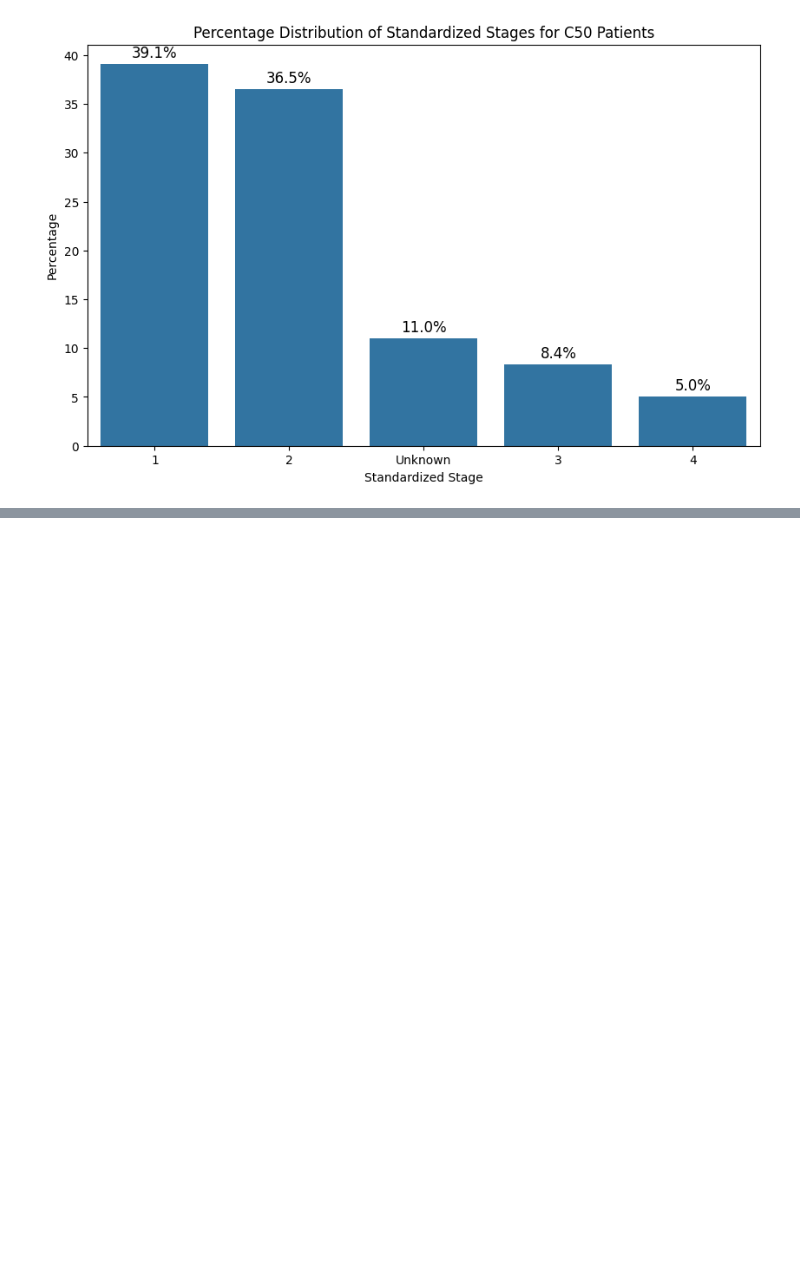
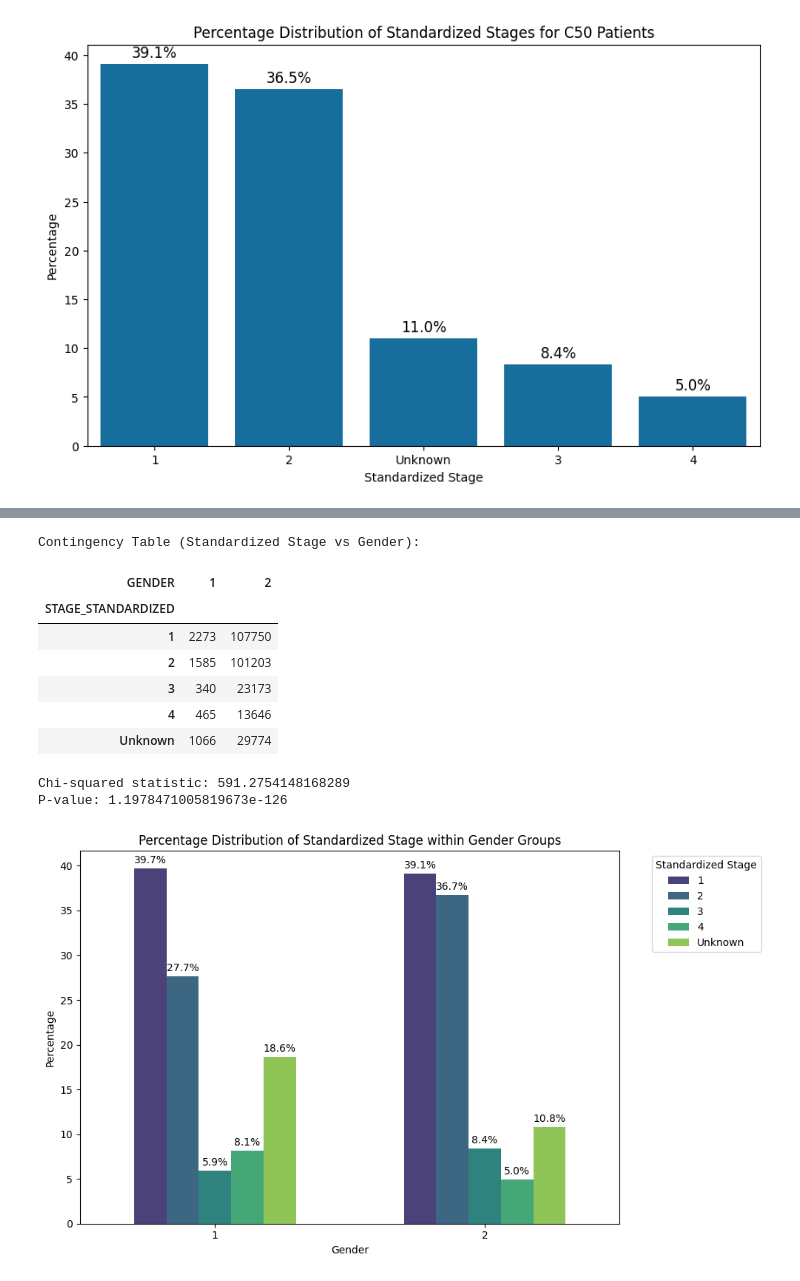
Before and after one commit to SharonOkolo/HDR-UK-Grp-7-Technical-Challenge, a Jupyter notebook: Breast_Cancer_Exploration.ipynb, the cells around one changed output, grey strips where cells are left out. Cells and saved outputs as stored; diff of their text form; code cells hidden in the pictures; blank space fills up the shorter version.

```diff
--- a/Breast_Cancer_Exploration.ipynb
+++ b/Breast_Cancer_Exploration.ipynb
@@ -700,0 +794,51 @@ plt.show()
+# %%
+from scipy.stats import chi2_contingency
+import matplotlib.pyplot as plt
+import seaborn as sns
+import pandas as pd
+
+# Create a contingency table between STAGE_STANDARDIZED and GENDER
+contingency_table_stage_gender = pd.crosstab(patient_c50['STAGE_STANDARDIZED'], patient_c50['GENDER'])
+
+# Perform the chi-squared test
+chi2_stage_gender, p_stage_gender, dof_stage_gender, expected_stage_gender = chi2_contingency(contingency_table_stage_gender)
+
+print("Contingency Table (Standardized Stage vs Gender):")
+display(contingency_table_stage_gender)
+print(f"\nChi-squared statistic: {chi2_stage_gender}")
+print(f"P-value: {p_stage_gender}")
+
+# Calculate percentages within each gender group
+contingency_table_percentage = contingency_table_stage_gender.div(contingency_table_stage_gender.sum(axis=0), axis=1) * 100
+
+# Prepare data for seaborn barplot
+df_percentage = contingency_table_percentage.T.reset_index()
+df_percentage = df_percentage.melt(id_vars='GENDER', var_name='Standardized Stage', value_name='Percentage')
+
+plt.figure(figsize=(10, 6)) # Adjusted figure size for better readability
+ax = sns.barplot(x='GENDER', y='Percentage', hue='Standardized Stage', data=df_percentage, palette='viridis', width=0.6) # Adjusted width
+
+plt.title('Percentage Distribution of Standardized Stage within Gender Groups')
+plt.xlabel('Gender')
+plt.ylabel('Percentage')
+plt.xticks(rotation=0)
+plt.legend(title='Standardized Stage', bbox_to_anchor=(1.05, 1), loc='upper left')
+plt.tight_layout()
+
+# Add percentage labels
+for container in ax.containers:
+    ax.bar_label(container, fmt='%.1f%%', label_type='edge', padding=3)
+
+plt.show()
+# %% [output]
+Contingency Table (Standardized Stage vs Gender):
+| GENDER | 1 | 2 |
+| STAGE_STANDARDIZED |  |  |
+| 1 | 2273 | 107750 |
+| 2 | 1585 | 101203 |
+| 3 | 340 | 23173 |
+| 4 | 465 | 13646 |
+| Unknown | 1066 | 29774 |
+Chi-squared statistic: 591.2754148168289
+P-value: 1.1978471005819673e-126
+[figure, added]
```
Also changed, not shown: parts of 6 cells of this notebook.
